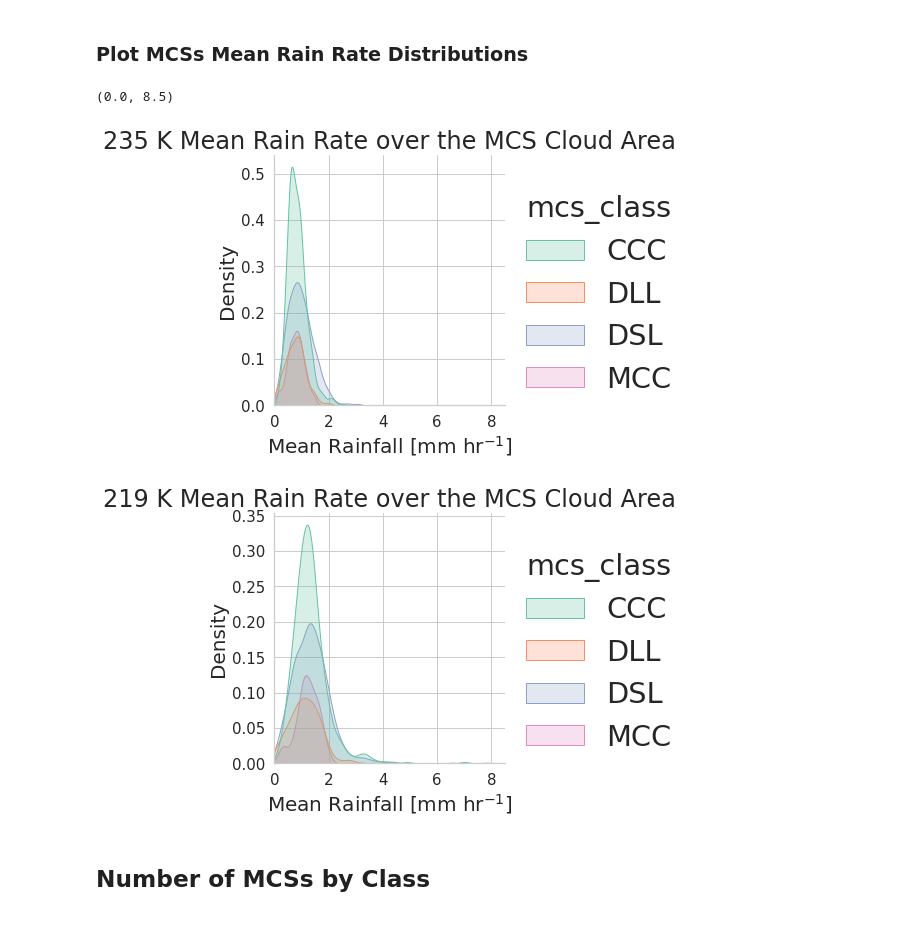
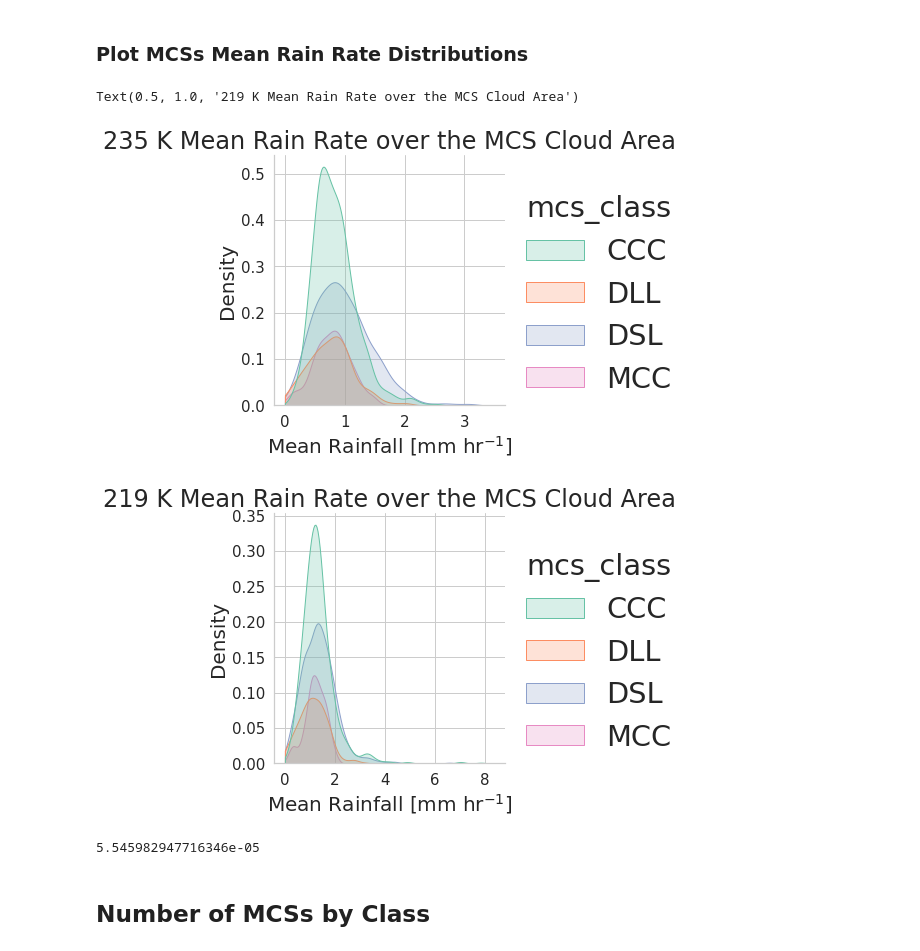
Before and after one commit to knubez/TAMS, a Jupyter notebook: TAMS_plots2.ipynb, the cells around one changed output. Drawn from its saved outputs; the diff is of its cells as text; code cells hidden in the pictures.

Commit message:
added clip for kde plots to support positive values

```diff
--- a/TAMS_plots2.ipynb
+++ b/TAMS_plots2.ipynb
@@ -118,28 +115,32 @@ mcs_summary
 # %%
 pal = "Set2"
 
 with sns.plotting_context({"legend.fontsize": "large", "legend.title_fontsize": "large"}):
-    sns.displot(mcs, x="mean_pr", hue="mcs_class", kind="kde",fill=True, palette=pal)
+    sns.displot(mcs, x="mean_pr", hue="mcs_class", kind="kde",fill=True, palette=pal,clip=[mcs.mean_pr.min(),None])
 
 ax = plt.gca()
 ax.set_ylabel("Density", fontsize = 20)
 ax.set_xlabel("Mean Rainfall [mm hr$^{-1}$]", fontsize = 20) #average over te MCS cloud area at diffrent times, not the mean rain rate for each CE
 ax.tick_params(labelsize=15)
 ax.set_title('235 K Mean Rain Rate over the MCS Cloud Area')
-ax.set_xlim([0, 8.5])
+#ax.set_xlim([0, 8.5])
 with sns.plotting_context({"legend.fontsize": "large", "legend.title_fontsize": "large"}):
-    sns.displot(mcs, x="mean_pr219", hue="mcs_class", kind="kde",fill=True, palette=pal)
+    sns.displot(mcs, x="mean_pr219", hue="mcs_class", kind="kde",fill=True, palette=pal,clip=[mcs.mean_pr219.min(),None])
 
 ax = plt.gca()
 ax.set_ylabel("Density", fontsize = 20)
 ax.set_xlabel("Mean Rainfall [mm hr$^{-1}$]", fontsize = 20) #average over te MCS cloud area at diffrent times, not the mean rain rate for each CE
 ax.tick_params(labelsize=15)
 ax.set_title('219 K Mean Rain Rate over the MCS Cloud Area')
-ax.set_xlim([0, 8.5])
+#ax.set_xlim([0, 8.5])
 # %% [output]
-(0.0, 8.5)
+Text(0.5, 1.0, '219 K Mean Rain Rate over the MCS Cloud Area')
-[figure, old version]
+[figure, new version]
-[figure, old version]
+[figure, new version]
+# %%
+mcs.mean_pr219.min()
+# %% [output]
+5.545982947716346e-05
 # %% [markdown]
 ## Number of MCSs by Class
 # %%
```
Also changed, not shown: parts of 2 cells of this notebook.
